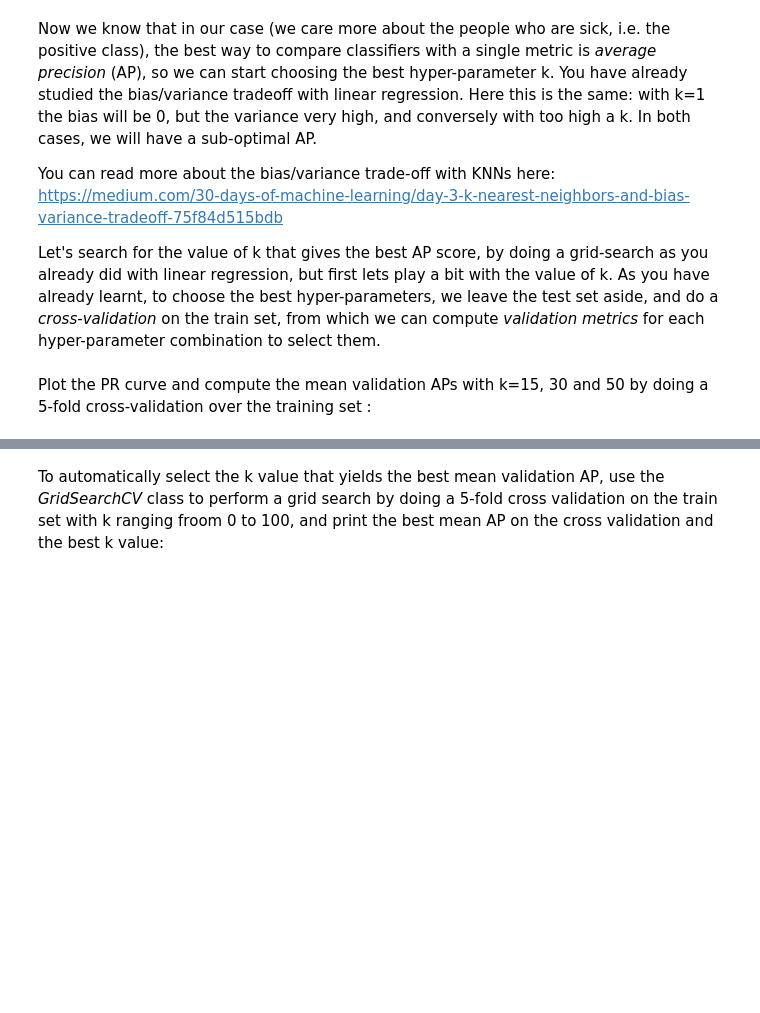
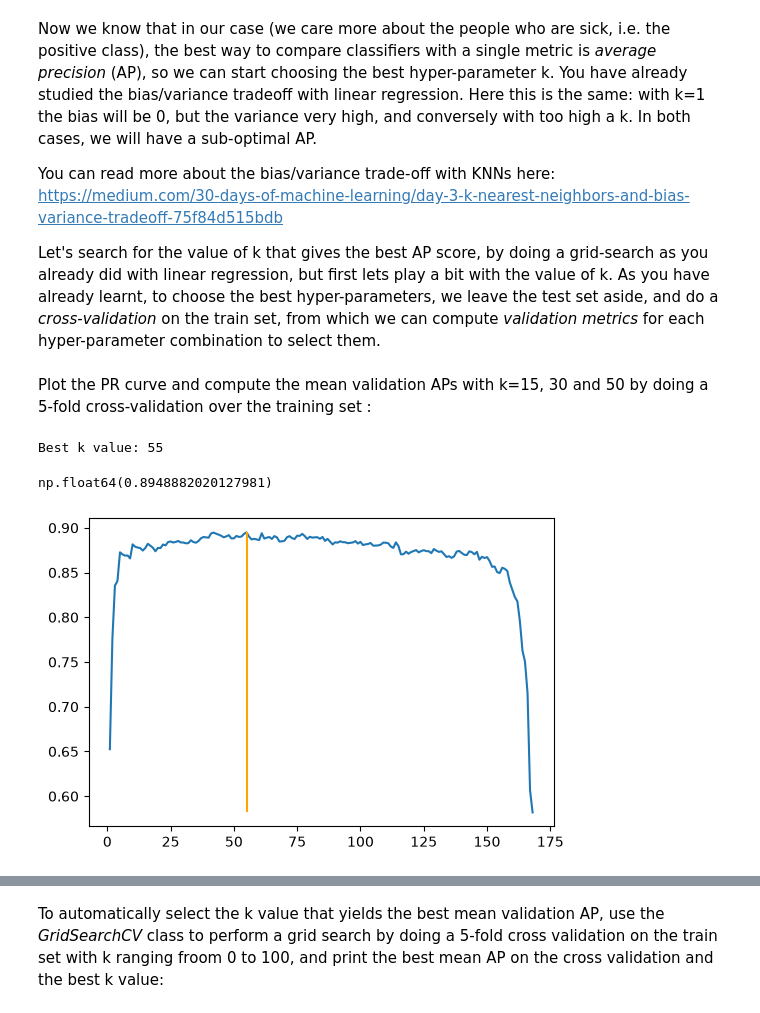
Before and after one commit to laumxt/ML-2, a Jupyter notebook: ML2.1_classification_intro/notebooks/Machine_Learning_2.1_Classification.ipynb, the cells around one changed output, grey strips where cells are left out. Drawn from its saved outputs; the diff is of its cells as text; code cells hidden in the pictures; blank space fills up the shorter version.

```diff
--- a/ML2.1_classification_intro/notebooks/Machine_Learning_2.1_Classification.ipynb
+++ b/ML2.1_classification_intro/notebooks/Machine_Learning_2.1_Classification.ipynb
@@ -374,0 +568,28 @@ from sklearn.model_selection import cross_val_predict
+# %%
+## SIN GRID SEARCH
+from sklearn.model_selection import cross_val_score
+from sklearn.metrics import PrecisionRecallDisplay
+from sklearn.model_selection import cross_val_predict
+#TOFILL
+cv = 5 #1/cv es el porcentaje que los datos de validacion
+size = 1 - 1/cv #El tamaño de cada fold es el tamaño de x_train*size
+k_values = range(1,int(len(X_train)*size))
+
+ap_scores = []
+for k in k_values:
+    knn_clf = KNeighborsClassifier(n_neighbors=k)
+    knn_pipeline = Pipeline([('preprocessor', preprocessor),
+                        ('model', knn_clf)])
+    scores = cross_val_score(knn_pipeline,X_train,y_train,cv=cv,scoring='average_precision')
+    ap_scores.append(scores.mean())
+
+
+plt.figure(figsize = (6,4))
+plt.plot(k_values, ap_scores)
+plt.vlines(k_values[ap_scores.index(max(ap_scores))], ymin = min(ap_scores), ymax=max(ap_scores),color = 'orange')
+print('Best k value:', k_values[ap_scores.index(max(ap_scores))])
+max(ap_scores)
+# %% [output]
+Best k value: 55
+np.float64(0.8948882020127981)
+[figure, added]
```
Also changed, not shown: parts of 47 cells of this notebook, 1 other file.
